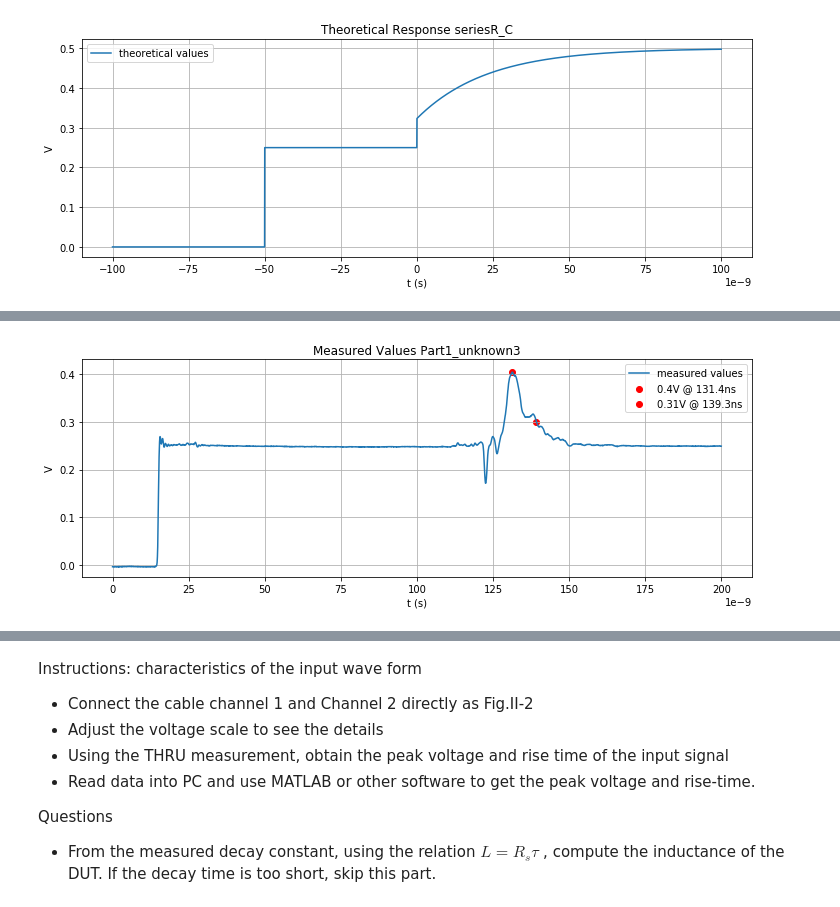
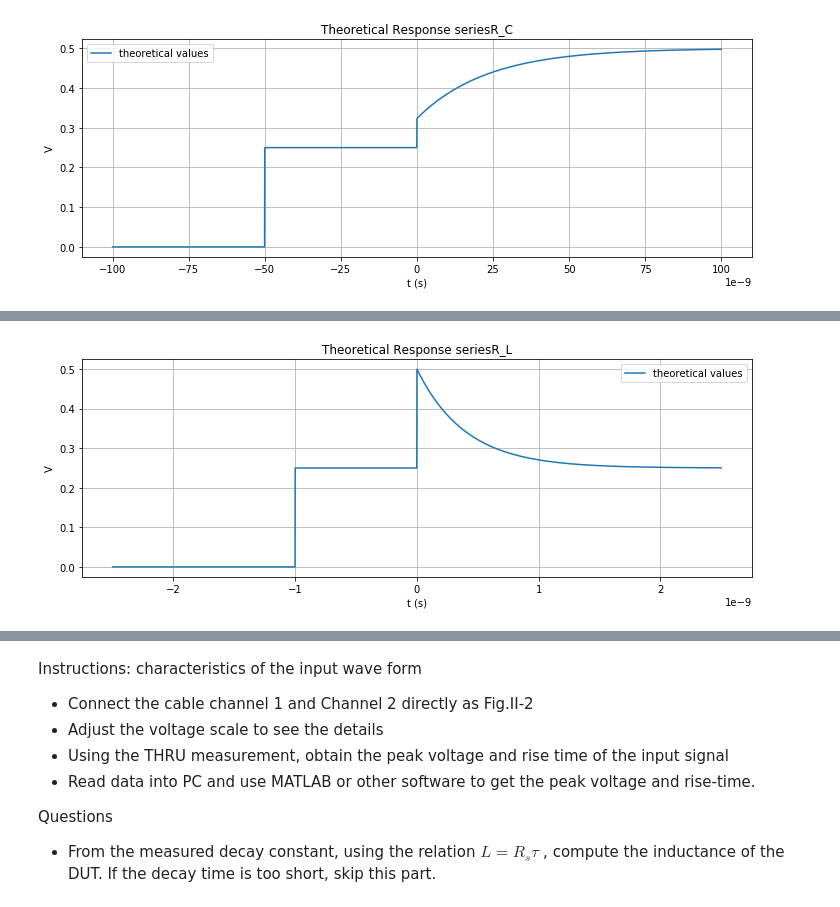
Before and after one commit to kegedy/UWEE572, a Jupyter notebook: labs/lab01/lab01.ipynb, the cells around one changed output, grey strips where cells are left out. Saved outputs shown, nothing was run; the diff lists cells and outputs as text; code cells hidden in the pictures.

```diff
--- a/labs/lab01/lab01.ipynb
+++ b/labs/lab01/lab01.ipynb
@@ -479,21 +613,42 @@ Time Response Tau   = 7.9ns
+# %%
+# Calculated Values
+#
+R = 50              # R = 50 Ohms from 'Values of complex loads 2020-v2 better.pdf'
+L = 40 *10**(-9)   # L = 29 nH from 'Values of complex loads 2020-v2 better.pdf'
+Ei = 0.25
+Z0 = 50
+
+# range:[-2.5ns,2.5ns]
+t = np.linspace(-0.0000000025,0.0000000025,4000)
+# %%
+# Theoretical Response Part1_unknown3
+#
+def seriesR_L(R,L,Z0,Ei,t):
+    Tao = L/(R+Z0)
+    const = (R-Z0)/(R+Z0)
+    x0 = t[t<=-0.0000000010]
+    x1 = t[(t>-0.0000000010) & (t<=0)]
+    x2 = t[t>0]
+    y0 = lambda x: np.zeros(len(x))
+    y1 = lambda x: Ei*np.ones(len(x))
+    y2 = lambda x: Ei*((1+const)+(1-const)*np.exp(-x/Tao))
+    return y0(x0).tolist()+\
+            y1(x1).tolist()+\
+            y2(x2).tolist()
 # %%
-# Measured Values: Part1_unknown3
-#
+# Theoretical Response
 fig,ax = plt.subplots(figsize=(12,4))
-x = np.linspace(0,200*10**(-9),len(Part1_unknown3_1ns))
-res = 0.05*10**(-9)
+vals = seriesR_L(R,L,Z0,Ei,t)
 
 # Plot
-ax.plot(x,Part1_unknown3_1ns,label='measured values')
-ax.scatter(x0*res,Part1_unknown3_1ns[x0],color='red',label=f'{round(V0,2)}V @ {round(x0*Ures,1)}ns')
-ax.scatter(x1*res,Part1_unknown3_1ns[x1],color='red',label=f'{round(V1,2)}V @ {round(x1*Ures,1)}ns')
+ax.plot(t,vals,label='theoretical values')
 
 # Labels
 ax.ticklabel_format(axis='x',style='sci', scilimits=(-9,-9))
-ax.set_title('Measured Values Part1_unknown3')
+ax.set_title('Theoretical Response seriesR_L')
 ax.set_xlabel('t (s)')
 ax.set_ylabel('V')
 plt.grid(True)
 plt.legend();
 # %% [output]
-[figure, old version]
+[figure, new version]
```
Also changed, not shown: parts of 44 cells of this notebook, 1 other file.
